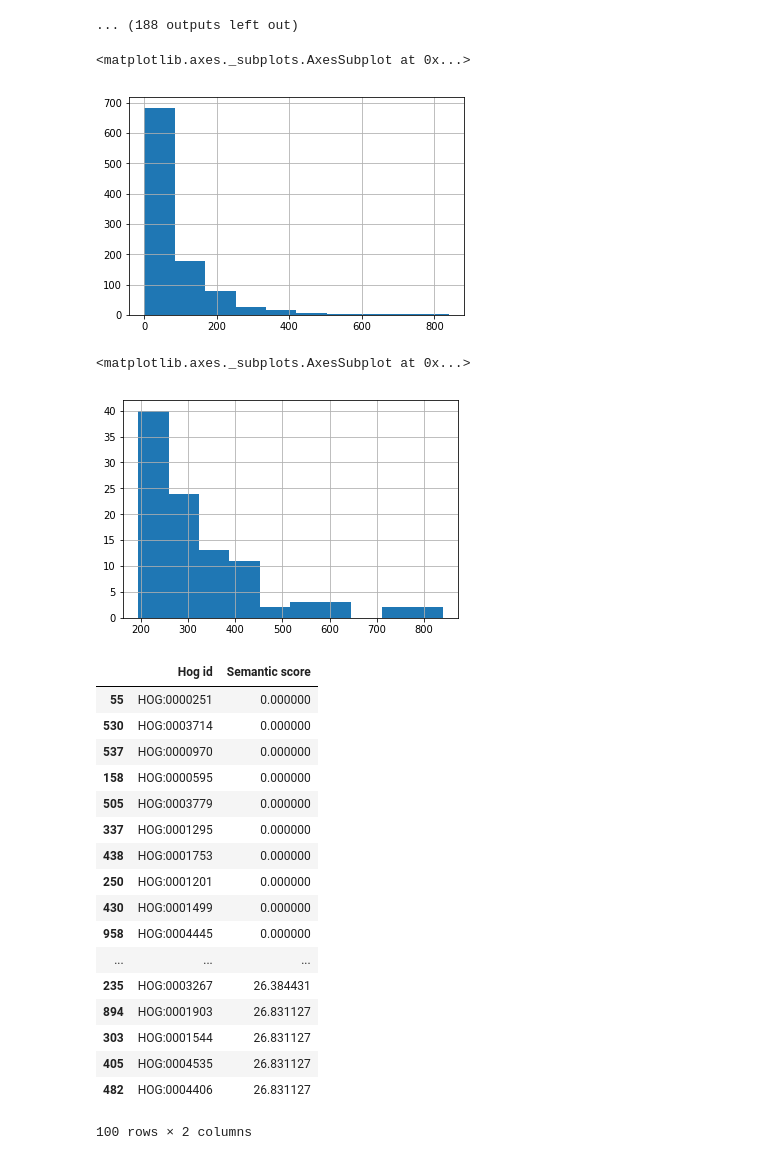
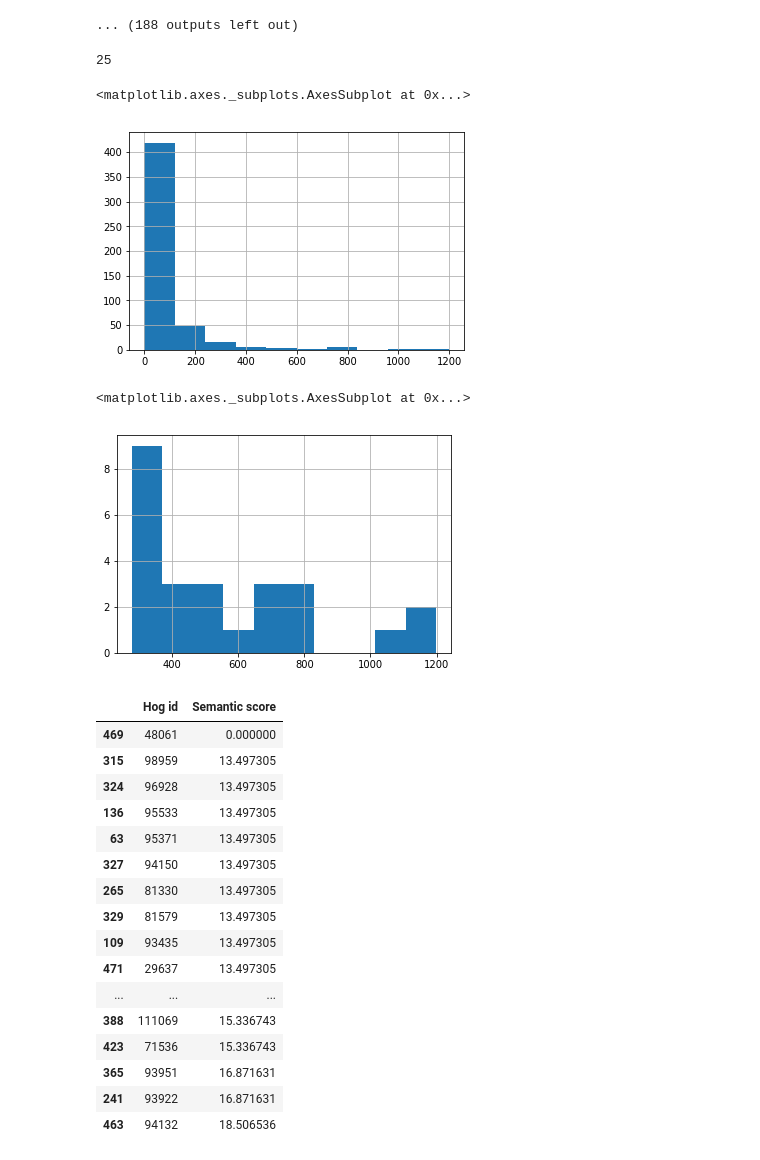
Before and after one commit to cactuskid/phyloprofiling, a Jupyter notebook: Validation.ipynb, the cells around one changed output. Drawn from its saved outputs; the diff is of its cells as text; code cells hidden in the pictures.

```diff
--- a/Validation.ipynb
+++ b/Validation.ipynb
@@ -72,45 +72,48 @@ See the caveats in the documentation: http://pandas.pydata.org/pandas-docs/stabl
 ... (188 outputs left out)
 # %%
 # load data
-hogs = pd.read_csv('results/hogvshog.csv', sep='\t')
+hogs = pd.read_csv('results/hogvshog110620181221.csv', sep='\t')
 # rename columns
 hogs = hogs.rename(index=str, columns={"Unnamed: 0": "Hog id", "0": "Semantic score"})
 # computes number of hog ids to keep
-number_hog_to_keep = int(hogs.shape[0]/10)
+number_hog_to_keep = int(hogs.shape[0]/20)
 # sort and keep n best hogs
 dt = hogs.sort_values(by=['Semantic score']).tail(number_hog_to_keep)
 # extracts index
 hog_ids = dt["Hog id"].tolist()
+# %%
+number_hog_to_keep
+# %% [output]
+25
 # %%
 %matplotlib inline
 import matplotlib.pyplot as plt
-new['Semantic score'].hist()
+hogs['Semantic score'].hist()
 # %% [output]
 <matplotlib.axes._subplots.AxesSubplot at 0x...>
-[figure, old version]
+[figure, new version]
 # %%
 dt['Semantic score'].hist()
 # %% [output]
 <matplotlib.axes._subplots.AxesSubplot at 0x...>
-[figure, old version]
+[figure, new version]
 # %%
 hogs.sort_values(by=['Semantic score']).head(number_hog_to_keep)
 # %% [output]
 |  | Hog id | Semantic score |
-| 55 | HOG:0000251 | 0.000000 |
-| 530 | HOG:0003714 | 0.000000 |
-| 537 | HOG:0000970 | 0.000000 |
-| 158 | HOG:0000595 | 0.000000 |
-| 505 | HOG:0003779 | 0.000000 |
-| 337 | HOG:0001295 | 0.000000 |
-| 438 | HOG:0001753 | 0.000000 |
-| 250 | HOG:0001201 | 0.000000 |
-| 430 | HOG:0001499 | 0.000000 |
-| 958 | HOG:0004445 | 0.000000 |
+| 469 | 48061 | 0.000000 |
+| 315 | 98959 | 13.497305 |
+| 324 | 96928 | 13.497305 |
+| 136 | 95533 | 13.497305 |
+| 63 | 95371 | 13.497305 |
+| 327 | 94150 | 13.497305 |
+| 265 | 81330 | 13.497305 |
+| 329 | 81579 | 13.497305 |
+| 109 | 93435 | 13.497305 |
+| 471 | 29637 | 13.497305 |
 | ... | ... | ... |
-| 235 | HOG:0003267 | 26.384431 |
-| 894 | HOG:0001903 | 26.831127 |
-| 303 | HOG:0001544 | 26.831127 |
-| 405 | HOG:0004535 | 26.831127 |
-| 482 | HOG:0004406 | 26.831127 |
+| 388 | 111069 | 15.336743 |
+| 423 | 71536 | 15.336743 |
+| 365 | 93951 | 16.871631 |
+| 241 | 93922 | 16.871631 |
+| 463 | 94132 | 18.506536 |
-100 rows × 2 columns
```
Also changed, not shown: parts of 13 cells of this notebook, 2 other files.
